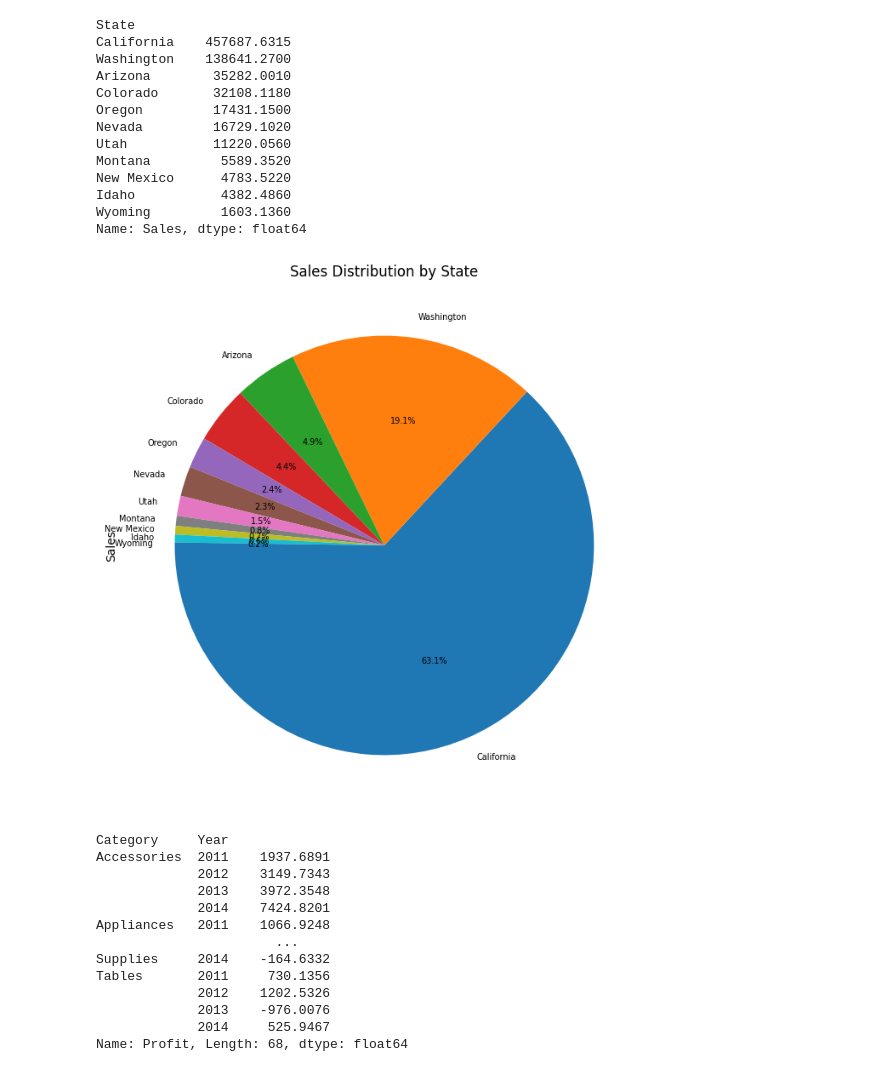
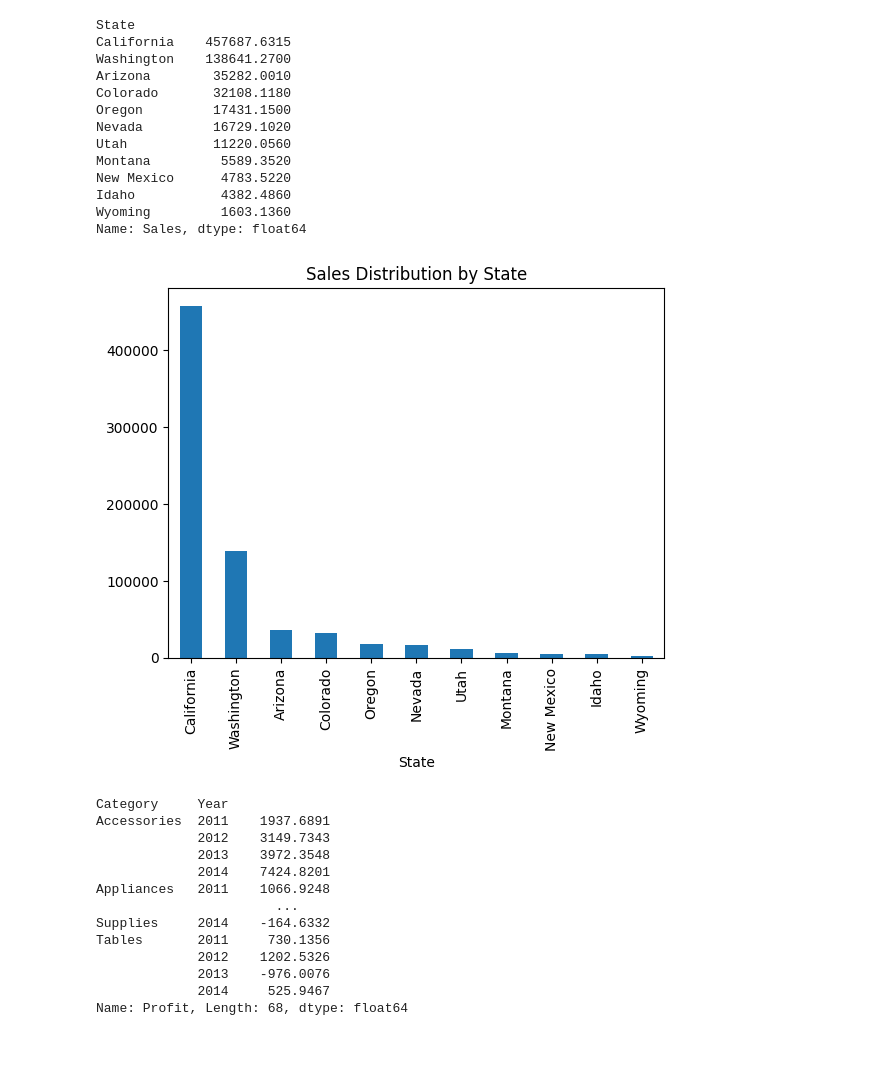
Before and after one commit to Vugar-git/Amazon_sales-analyze-with-pandas, a Jupyter notebook: amazon-sales-analysis.ipynb, the cells around one changed output. Cells and saved outputs as stored; diff of their text form; code cells hidden in the pictures.

Commit message:
Kaggle Notebook | Amazon sales analysis | Version 8

```diff
--- a/amazon-sales-analysis.ipynb
+++ b/amazon-sales-analysis.ipynb
@@ -121,11 +121,11 @@ Wyoming         1603.1360
 Name: Sales, dtype: float64
 # %%
 #visualisation sales by states
-sales_by_state.plot(kind='pie', figsize=(8, 8), autopct='%1.1f%%', startangle=180, fontsize = 7)
+sales_by_state.plot(kind='bar' )
 plt.title('Sales Distribution by State')
 plt.show()
 # %% [output]
-[figure, old version]
+[figure, new version]
 # %%
 #Profit by Category and Year
 profit_by_category_year = df.groupby(['Category', 'Year'])['Profit'].sum()
```
